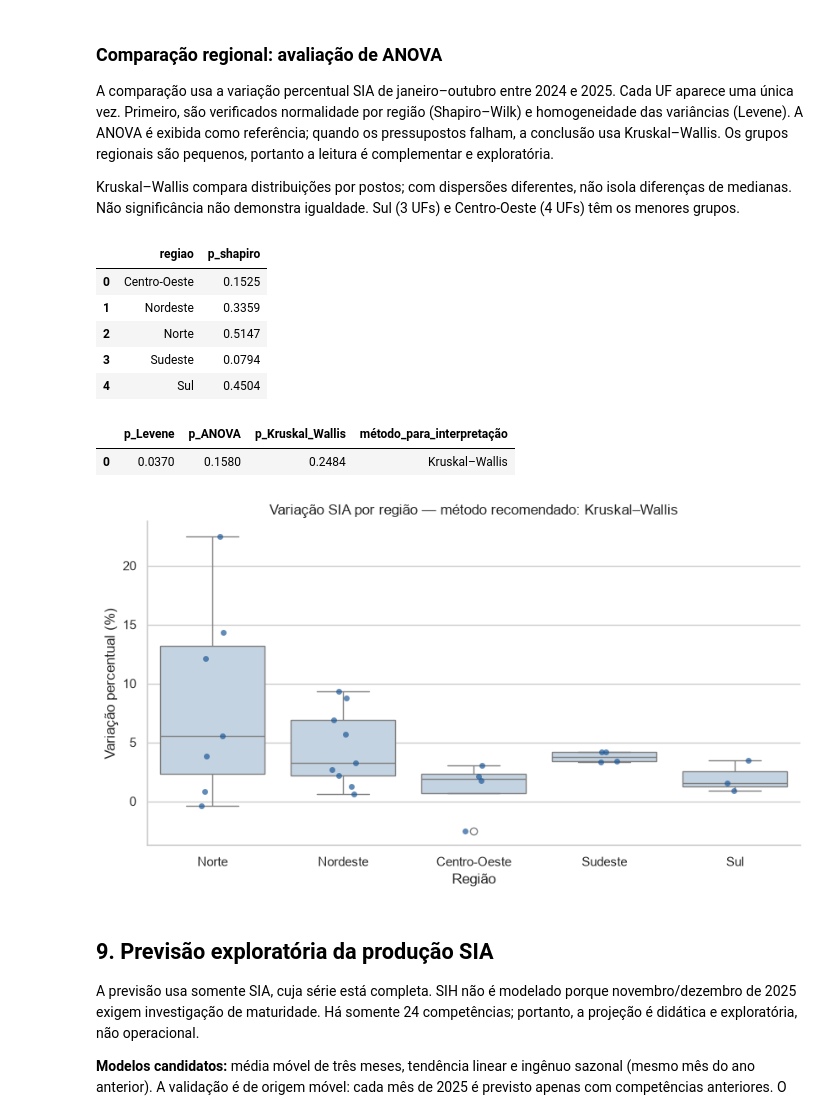
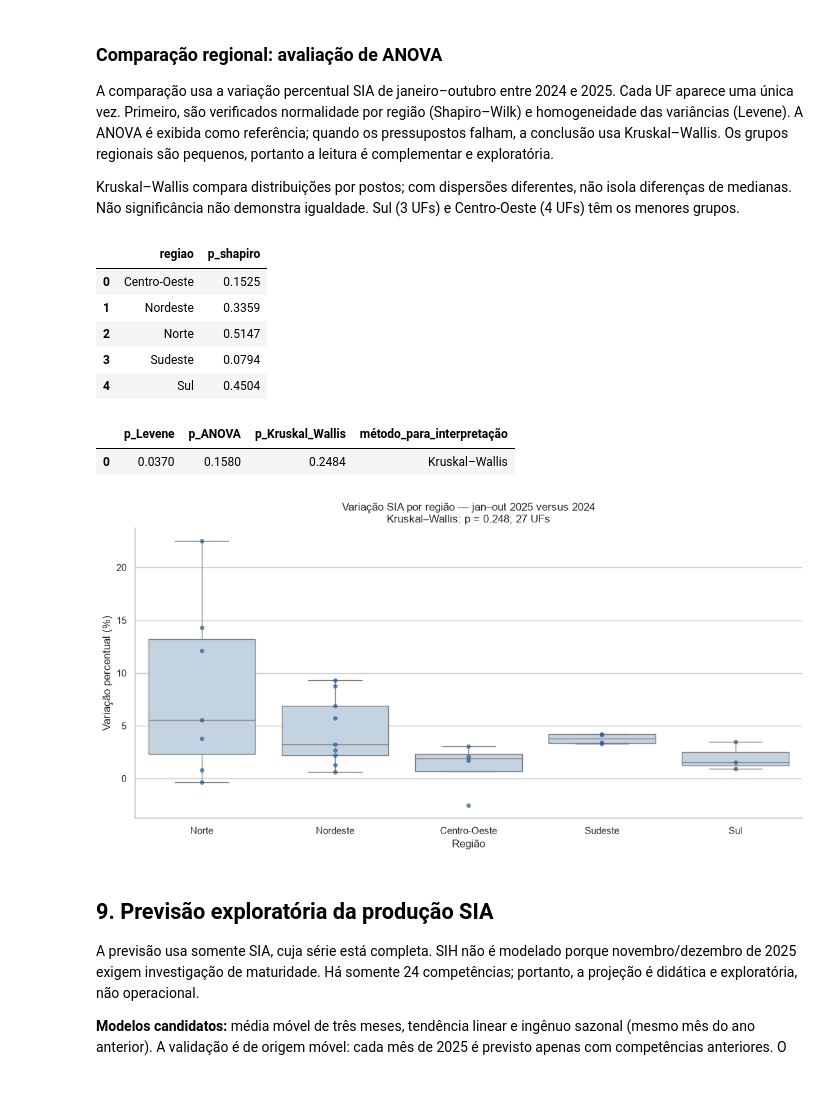
Before and after one commit to paula-33/POS-SENAI, a Jupyter notebook: estatistica-aplicada-a-analise-de-dados-40h/Trabalho-final/Notebook/09_ANALISE_ESTATISTICA_E_PREVISAO_DRC.ipynb, the cells around one changed output. Cells and saved outputs as stored; diff of their text form; code cells hidden in the pictures; blank space fills up the shorter version.

```diff
--- a/estatistica-aplicada-a-analise-de-dados-40h/Trabalho-final/Notebook/09_ANALISE_ESTATISTICA_E_PREVISAO_DRC.ipynb
+++ b/estatistica-aplicada-a-analise-de-dados-40h/Trabalho-final/Notebook/09_ANALISE_ESTATISTICA_E_PREVISAO_DRC.ipynb
@@ -332,37 +338,37 @@ Kruskal–Wallis compara distribuições por postos; com dispersões diferentes,
 # %%
 variacao_regional = comparacao[['sigla_uf', 'regiao', 'sia_variacao_pct']].copy()
 grupos_regionais = [grupo['sia_variacao_pct'].to_numpy() for _, grupo in variacao_regional.groupby('regiao', sort=False)]
 normalidade = (variacao_regional.groupby('regiao')['sia_variacao_pct']
                .apply(lambda valores: stats.shapiro(valores).pvalue)
                .rename('p_shapiro').reset_index())
 p_levene = stats.levene(*grupos_regionais, center='median').pvalue
 p_anova = stats.f_oneway(*grupos_regionais).pvalue
 p_kruskal = stats.kruskal(*grupos_regionais).pvalue
 pressupostos_atendidos = bool((normalidade['p_shapiro'] > .05).all() and p_levene > .05)
 metodo_recomendado = 'ANOVA clássica' if pressupostos_atendidos else 'Kruskal–Wallis'
 
 display(normalidade.style.format({'p_shapiro': '{:.4f}'}))
 display(pd.DataFrame([{
     'p_Levene': p_levene, 'p_ANOVA': p_anova, 'p_Kruskal_Wallis': p_kruskal,
     'método_para_interpretação': metodo_recomendado
 }]).style.format({'p_Levene': '{:.4f}', 'p_ANOVA': '{:.4f}', 'p_Kruskal_Wallis': '{:.4f}'}))
 
-fig, ax = plt.subplots(figsize=(10, 5))
-sns.boxplot(data=variacao_regional, x='regiao', y='sia_variacao_pct', color='#BFD3E6', ax=ax)
-sns.stripplot(data=variacao_regional, x='regiao', y='sia_variacao_pct', color=CORES['sia'], alpha=.7, ax=ax)
-ax.set(title=f'Variação SIA por região — método recomendado: {metodo_recomendado}', xlabel='Região', ylabel='Variação percentual (%)')
+fig, ax = plt.subplots(figsize=(11, 5.5), layout='constrained')
+sns.boxplot(data=variacao_regional, x='regiao', y='sia_variacao_pct', color='#BFD3E6', showfliers=False, ax=ax)
+sns.stripplot(data=variacao_regional, x='regiao', y='sia_variacao_pct', color=CORES['sia'], alpha=.7, jitter=False, ax=ax)
+ax.set(title=f'Variação SIA por região — jan–out 2025 versus 2024\n{metodo_recomendado}: p = {p_kruskal:.3f}; 27 UFs', xlabel='Região', ylabel='Variação percentual (%)')
 ax.spines[['top', 'right']].set_visible(False)
 plt.show()
 # %% [output]
 |  | regiao | p_shapiro |
 | 0 | Centro-Oeste | 0.1525 |
 | 1 | Nordeste | 0.3359 |
 | 2 | Norte | 0.5147 |
 | 3 | Sudeste | 0.0794 |
 | 4 | Sul | 0.4504 |
 |  | p_Levene | p_ANOVA | p_Kruskal_Wallis | método_para_interpretação |
 | 0 | 0.0370 | 0.1580 | 0.2484 | Kruskal–Wallis |
-[figure, old version]
+[figure, new version]
 # %% [markdown]
 ## 9. Previsão exploratória da produção SIA
 
```
Also changed, not shown: parts of 8 cells of this notebook, 24 other files.
